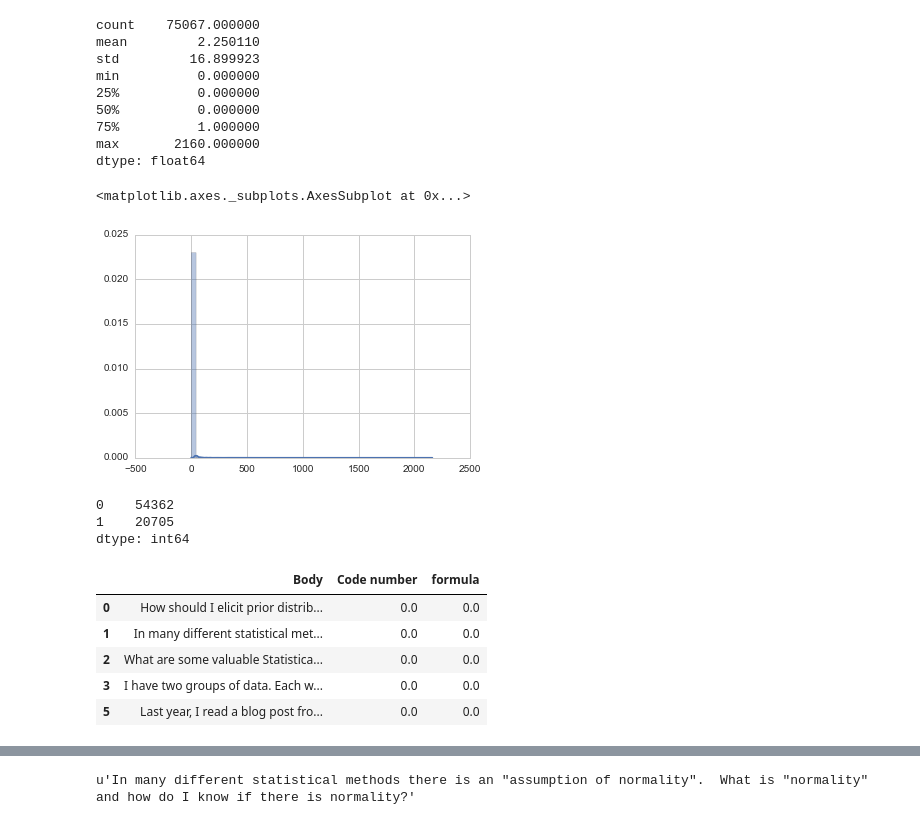
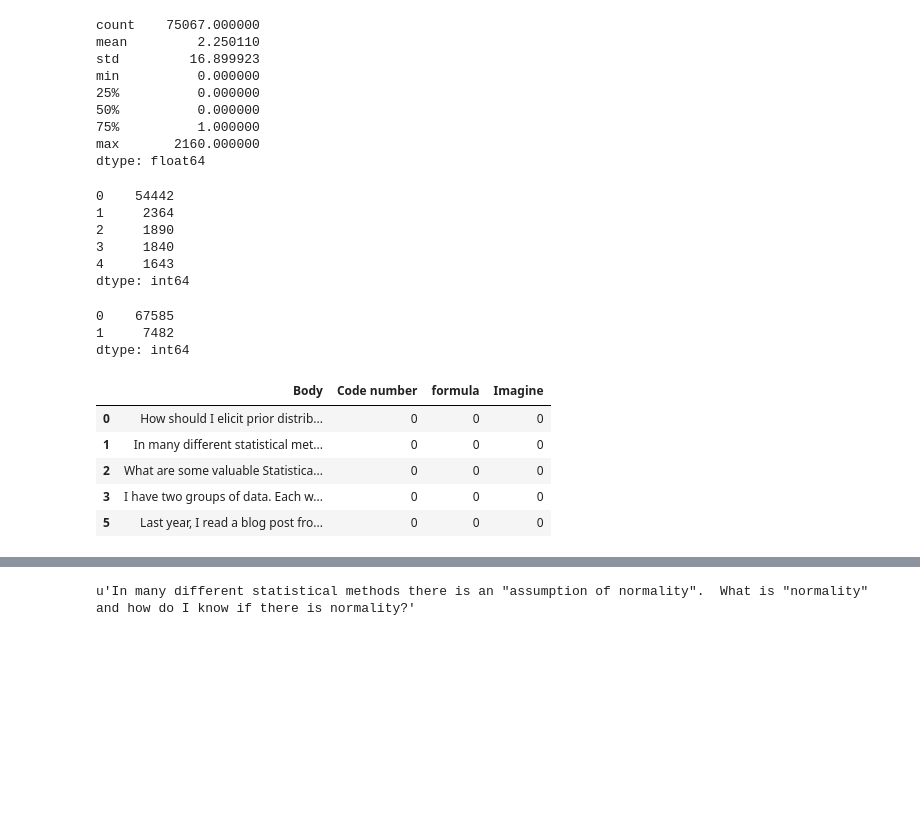
Before and after one commit to jpzhangvincent/StackOverflow-MLproject, a Jupyter notebook: DataMunging/Readability_Metrics.ipynb, the cells around one changed output, grey strips where cells are left out. Saved outputs shown, nothing was run; the diff lists cells and outputs as text; code cells hidden in the pictures; blank space fills up the shorter version.

```diff
--- a/DataMunging/Readability_Metrics.ipynb
+++ b/DataMunging/Readability_Metrics.ipynb
@@ -94,9 +101,12 @@ with open('Body_clean_puc.pickle', 'wb') as handle:
     pickle.dump(Body_clean_puc, handle,protocol=2)
+# %%
+Body_clean_puc=pd.read_pickle('Body_clean_puc1.pickle')
 # %% [markdown]
 ## Exact code and formula
 # %%
 fomula_num = []
 Code = []
+Img=[]
 def exact_formula(row):
     soup = BeautifulSoup(row, "html.parser")
     #remove code
@@ -117,7 +127,12 @@ def exact_formula(row):
         else:
             Code.append(code_num)
             break
-
+    #remove img
+    chunck_num = len(soup.find_all('img'))
+    if chunck_num == 0:
+        Img.append(0)
+    else:
+        Img.append(1)
     ######
     raw = soup.get_text()
     #remove link
@@ -128,12 +143,12 @@ def exact_formula(row):
     tab_text = '\t\n\r\x0b\x0c'
     no_link_email_space = "".join([ch for ch in no_link_email if ch not in set(tab_text)])
     # remove fomula
-    reg = '(\$.+?\$)|((\\\\begin\{.+?\})(.+?)(\\\\end\{(.+?)\}))'
+    reg = '(\$.+?\$)|(\$\$.+?\$\$)｜((\\\\begin\{.+?\})(.+?)(\\\\end\{(.+?)\}))'
     re_fomula = re.findall(reg, no_link_email_space, flags=re.IGNORECASE)
     if re_fomula != []:
         for item in re_fomula:
             no_link_email_space = no_link_email_space.replace(str(item), '')
-        fomula_num.append(int(1))
+        fomula_num.append(len(re_fomula))
     else:
         fomula_num.append(int(0))
 # %%
@@ -154,29 +169,36 @@ min          0.000000
 max       2160.000000
 dtype: float64
 # %%
-sns.distplot(Code_df, rug=False)
+#sns.distplot(Code_df, rug=False)
-# %% [output]
-<matplotlib.axes._subplots.AxesSubplot at 0x...>
-[figure, removed]
 # %%
 fomula_num_df = pd.Series(data=fomula_num)
-fomula_num_df.value_counts()
+fomula_num_df.value_counts().head()
 # %% [output]
-0    54362
-1    20705
+0    54442
+1     2364
+2     1890
+3     1840
+4     1643
 dtype: int64
+# %%
+pd.Series(data=Img).value_counts()
+# %% [output]
+0    67585
+1     7482
+dtype: int64
 # %%
 Body_clean_puc_df = pd.DataFrame(Body_clean_puc)
-Body_clean_puc_df['Code number'] = Code_df
-Body_clean_puc_df['formula'] = fomula_num_df
+Body_clean_puc_df['Code number'] = Code
+Body_clean_puc_df['formula'] = fomula_num
+Body_clean_puc_df['Imagine'] = Img
 Body_clean_puc_df.head()
 # %% [output]
-|  | Body | Code number | formula |
-| 0 | How should I elicit prior distrib... | 0.0 | 0.0 |
-| 1 | In many different statistical met... | 0.0 | 0.0 |
-| 2 | What are some valuable Statistica... | 0.0 | 0.0 |
-| 3 | I have two groups of data. Each w... | 0.0 | 0.0 |
-| 5 | Last year, I read a blog post fro... | 0.0 | 0.0 |
+|  | Body | Code number | formula | Imagine |
+| 0 | How should I elicit prior distrib... | 0 | 0 | 0 |
+| 1 | In many different statistical met... | 0 | 0 | 0 |
+| 2 | What are some valuable Statistica... | 0 | 0 | 0 |
+| 3 | I have two groups of data. Each w... | 0 | 0 | 0 |
+| 5 | Last year, I read a blog post fro... | 0 | 0 | 0 |
 # %%
 #Body_clean_puc_df[Body_clean_puc_df['Code number']>50]
 # %%
```
Also changed, not shown: parts of 31 cells of this notebook.
